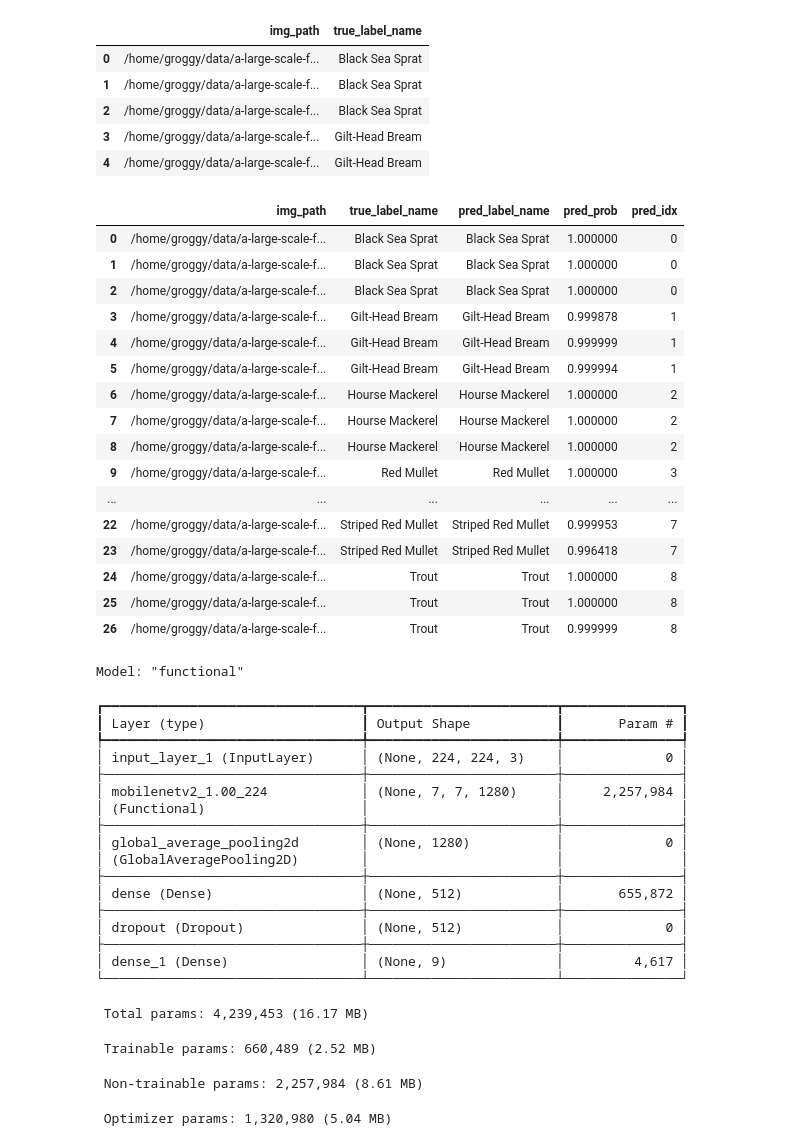
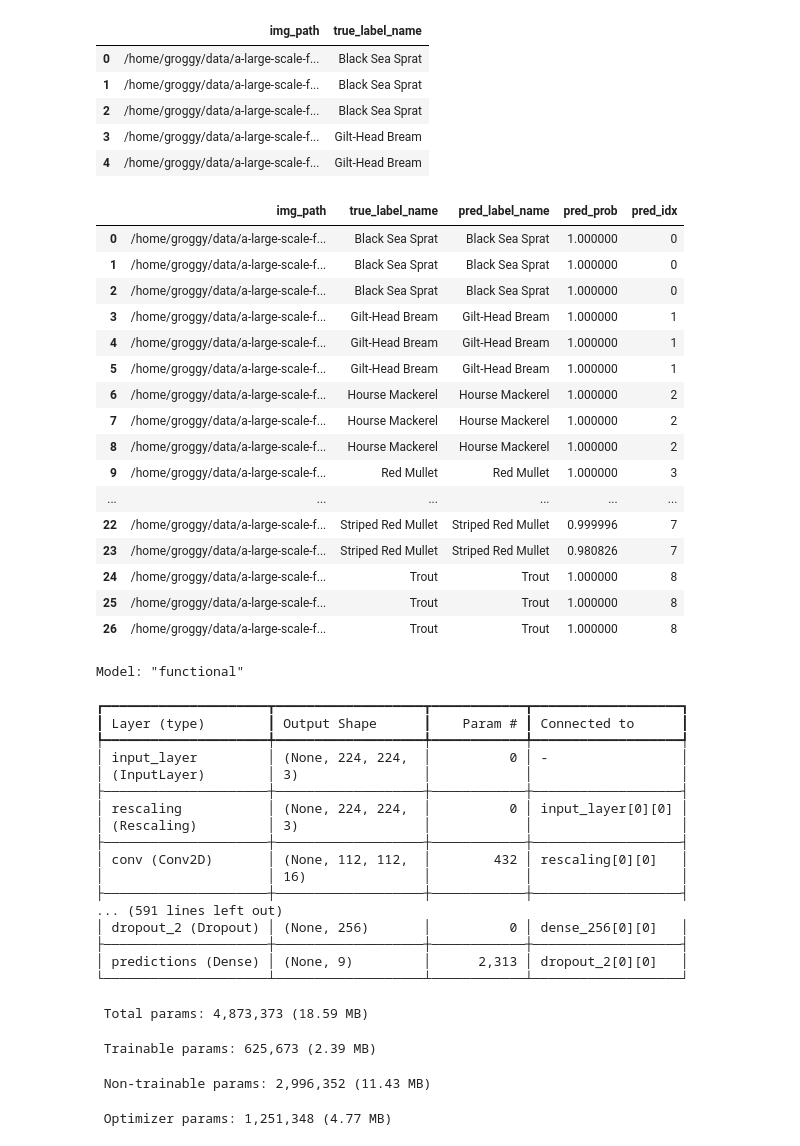
Before and after one commit to mr-andersonn/Image-Classification-Explainability, a Jupyter notebook: ML/new_visualization_for_new_model.ipynb, the cells around one changed output. Drawn from its saved outputs; the diff is of its cells as text; code cells hidden in the pictures.

Commit message:
All ready for v3 model

```diff
--- a/ML/new_visualization_for_new_model.ipynb
+++ b/ML/new_visualization_for_new_model.ipynb
@@ -80,7 +76,6 @@ Mini eval size: 27
 | 3 | /home/groggy/data/a-large-scale-f... | Gilt-Head Bream |
 | 4 | /home/groggy/data/a-large-scale-f... | Gilt-Head Bream |
 # %%
-model = tf.keras.models.load_model("Fish_MN.keras")
 model2 = tf.keras.models.load_model("Models/MobileNetV3Large_Improved.keras")
 # Build mapping index -> label name (based on output order)
 # IMPORTANT: this assumes the model output index ordering matches CLASS_NAMES order.
@@ -93,68 +88,68 @@ def load_and_preprocess_image(path, target_size=(224, 224)):
     return arr
 
 # Predict
 pred_records = []
 
 for i, row in mini_eval_df.iterrows():
     x = load_and_preprocess_image(row["img_path"])
     x = np.expand_dims(x, axis=0)  # batch dimension
 
     probs = model2.predict(x, verbose=0)[0]  # shape: (num_classes,)
     pred_idx = int(np.argmax(probs))
     pred_name = idx_to_name[pred_idx]
     true_name = row["true_label_name"]
 
     pred_records.append({
         "img_path": row["img_path"],
         "true_label_name": true_name,
         "pred_label_name": pred_name,
         "pred_prob": float(probs[pred_idx]),
         "pred_idx": pred_idx
     })
 
 pred_df = pd.DataFrame(pred_records)
 
 pred_df.sort_values("true_label_name").reset_index(drop=True).head(30)
 # %% [output]
 |  | img_path | true_label_name | pred_label_name | pred_prob | pred_idx |
 | 0 | /home/groggy/data/a-large-scale-f... | Black Sea Sprat | Black Sea Sprat | 1.000000 | 0 |
 | 1 | /home/groggy/data/a-large-scale-f... | Black Sea Sprat | Black Sea Sprat | 1.000000 | 0 |
 | 2 | /home/groggy/data/a-large-scale-f... | Black Sea Sprat | Black Sea Sprat | 1.000000 | 0 |
-| 3 | /home/groggy/data/a-large-scale-f... | Gilt-Head Bream | Gilt-Head Bream | 0.999878 | 1 |
-| 4 | /home/groggy/data/a-large-scale-f... | Gilt-Head Bream | Gilt-Head Bream | 0.999999 | 1 |
-| 5 | /home/groggy/data/a-large-scale-f... | Gilt-Head Bream | Gilt-Head Bream | 0.999994 | 1 |
+| 3 | /home/groggy/data/a-large-scale-f... | Gilt-Head Bream | Gilt-Head Bream | 1.000000 | 1 |
+| 4 | /home/groggy/data/a-large-scale-f... | Gilt-Head Bream | Gilt-Head Bream | 1.000000 | 1 |
+| 5 | /home/groggy/data/a-large-scale-f... | Gilt-Head Bream | Gilt-Head Bream | 1.000000 | 1 |
 | 6 | /home/groggy/data/a-large-scale-f... | Hourse Mackerel | Hourse Mackerel | 1.000000 | 2 |
 | 7 | /home/groggy/data/a-large-scale-f... | Hourse Mackerel | Hourse Mackerel | 1.000000 | 2 |
 | 8 | /home/groggy/data/a-large-scale-f... | Hourse Mackerel | Hourse Mackerel | 1.000000 | 2 |
 | 9 | /home/groggy/data/a-large-scale-f... | Red Mullet | Red Mullet | 1.000000 | 3 |
 | ... | ... | ... | ... | ... | ... |
-| 22 | /home/groggy/data/a-large-scale-f... | Striped Red Mullet | Striped Red Mullet | 0.999953 | 7 |
-| 23 | /home/groggy/data/a-large-scale-f... | Striped Red Mullet | Striped Red Mullet | 0.996418 | 7 |
+| 22 | /home/groggy/data/a-large-scale-f... | Striped Red Mullet | Striped Red Mullet | 0.999996 | 7 |
+| 23 | /home/groggy/data/a-large-scale-f... | Striped Red Mullet | Striped Red Mullet | 0.980826 | 7 |
 | 24 | /home/groggy/data/a-large-scale-f... | Trout | Trout | 1.000000 | 8 |
 | 25 | /home/groggy/data/a-large-scale-f... | Trout | Trout | 1.000000 | 8 |
-| 26 | /home/groggy/data/a-large-scale-f... | Trout | Trout | 0.999999 | 8 |
+| 26 | /home/groggy/data/a-large-scale-f... | Trout | Trout | 1.000000 | 8 |
 # %%
-model.summary()
+model2.summary()
 # %% [output]
 Model: "functional"
-┏━━━━━━━━━━━━━━━━━━━━━━━━━━━━━━━━━┳━━━━━━━━━━━━━━━━━━━━━━━━┳━━━━━━━━━━━━━━━┓
-┃ Layer (type)                    ┃ Output Shape           ┃       Param # ┃
-┡━━━━━━━━━━━━━━━━━━━━━━━━━━━━━━━━━╇━━━━━━━━━━━━━━━━━━━━━━━━╇━━━━━━━━━━━━━━━┩
-│ input_layer_1 (InputLayer)      │ (None, 224, 224, 3)    │             0 │
-├─────────────────────────────────┼────────────────────────┼───────────────┤
-│ mobilenetv2_1.00_224            │ (None, 7, 7, 1280)     │     2,257,984 │
-│ (Functional)                    │                        │               │
-├─────────────────────────────────┼────────────────────────┼───────────────┤
-│ global_average_pooling2d        │ (None, 1280)           │             0 │
-│ (GlobalAveragePooling2D)        │                        │               │
-├─────────────────────────────────┼────────────────────────┼───────────────┤
-│ dense (Dense)                   │ (None, 512)            │       655,872 │
-├─────────────────────────────────┼────────────────────────┼───────────────┤
-│ dropout (Dropout)               │ (None, 512)            │             0 │
-├─────────────────────────────────┼────────────────────────┼───────────────┤
-│ dense_1 (Dense)                 │ (None, 9)              │         4,617 │
-└─────────────────────────────────┴────────────────────────┴───────────────┘
+┏━━━━━━━━━━━━━━━━━━━━━┳━━━━━━━━━━━━━━━━━━━┳━━━━━━━━━━━━┳━━━━━━━━━━━━━━━━━━━┓
+┃ Layer (type)        ┃ Output Shape      ┃    Param # ┃ Connected to      ┃
+┡━━━━━━━━━━━━━━━━━━━━━╇━━━━━━━━━━━━━━━━━━━╇━━━━━━━━━━━━╇━━━━━━━━━━━━━━━━━━━┩
+│ input_layer         │ (None, 224, 224,  │          0 │ -                 │
+│ (InputLayer)        │ 3)                │            │                   │
+├─────────────────────┼───────────────────┼────────────┼───────────────────┤
+│ rescaling           │ (None, 224, 224,  │          0 │ input_layer[0][0] │
+│ (Rescaling)         │ 3)                │            │                   │
+├─────────────────────┼───────────────────┼────────────┼───────────────────┤
+│ conv (Conv2D)       │ (None, 112, 112,  │        432 │ rescaling[0][0]   │
+│                     │ 16)               │            │                   │
+├─────────────────────┼───────────────────┼────────────┼───────────────────┤
+... (591 lines left out)
+│ dropout_2 (Dropout) │ (None, 256)       │          0 │ dense_256[0][0]   │
+├─────────────────────┼───────────────────┼────────────┼───────────────────┤
+│ predictions (Dense) │ (None, 9)         │      2,313 │ dropout_2[0][0]   │
+└─────────────────────┴───────────────────┴────────────┴───────────────────┘
- Total params: 4,239,453 (16.17 MB)
+ Total params: 4,873,373 (18.59 MB)
- Trainable params: 660,489 (2.52 MB)
+ Trainable params: 625,673 (2.39 MB)
- Non-trainable params: 2,257,984 (8.61 MB)
+ Non-trainable params: 2,996,352 (11.43 MB)
- Optimizer params: 1,320,980 (5.04 MB)
+ Optimizer params: 1,251,348 (4.77 MB)
```
Also changed, not shown: parts of 8 cells of this notebook, 18 other files.
